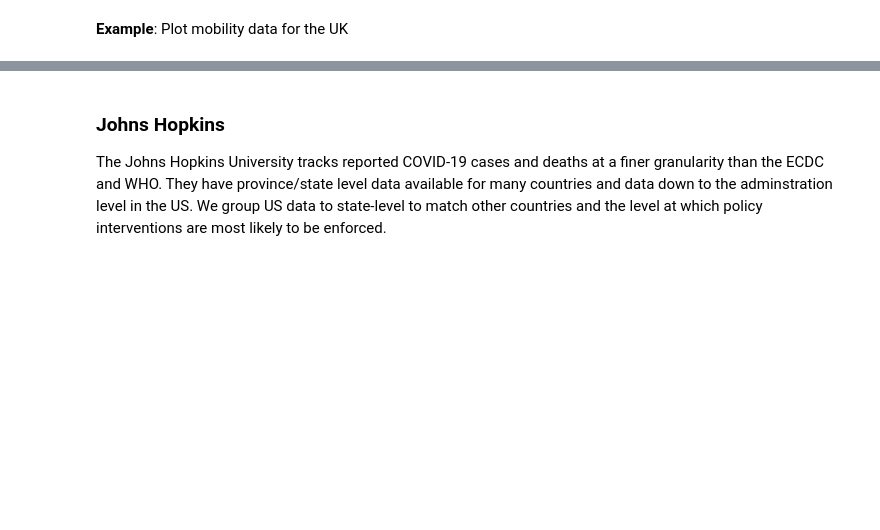
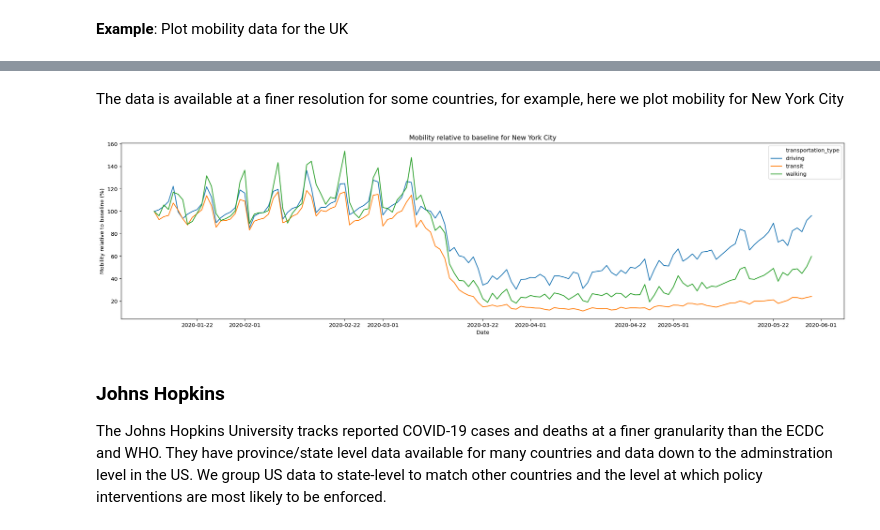
Before and after one commit to rs-delve/covid19_datasets, a Jupyter notebook: usage_example.ipynb, the cells around one changed output, grey strips where cells are left out. Saved outputs shown, nothing was run; the diff lists cells and outputs as text; code cells hidden in the pictures; blank space fills up the shorter version.

Commit message:
Update usage examples

```diff
--- a/usage_example.ipynb
+++ b/usage_example.ipynb
@@ -304,3 +269,22 @@ plt.show()
+# %% [markdown]
+The data is available at a finer resolution for some countries, for example, here we plot mobility for New York City
+# %%
+plot_df = (
+    apple_mob.get_raw_data()
+    .query('country == "United States" and region == "New York City"')
+    .drop(['geo_type', 'region', 'alternative_name', 'sub-region', 'country'], axis='columns')
+    .melt(id_vars=['transportation_type'], value_name='value', var_name='DATE'))
+plot_df.DATE = pd.to_datetime(plot_df.DATE)
+
+fig, ax = plt.subplots(figsize=(24, 6))
+sns.lineplot(data=plot_df, x='DATE', y='value', hue='transportation_type')
+
+plt.title('Mobility relative to baseline for New York City')
+plt.xlabel('Date')
+plt.ylabel('Mobility relative to baseline (%)')
+plt.show()
+# %% [output]
+[figure, added]
 # %% [markdown]
 ### Johns Hopkins
 The Johns Hopkins University tracks reported COVID-19 cases and deaths at a finer granularity than the ECDC and WHO. They have province/state level data available for many countries and data down to the adminstration level in the US. We group US data to state-level to match other countries and the level at which policy interventions are most likely to be enforced.
```
Also changed, not shown: parts of 39 cells of this notebook.
